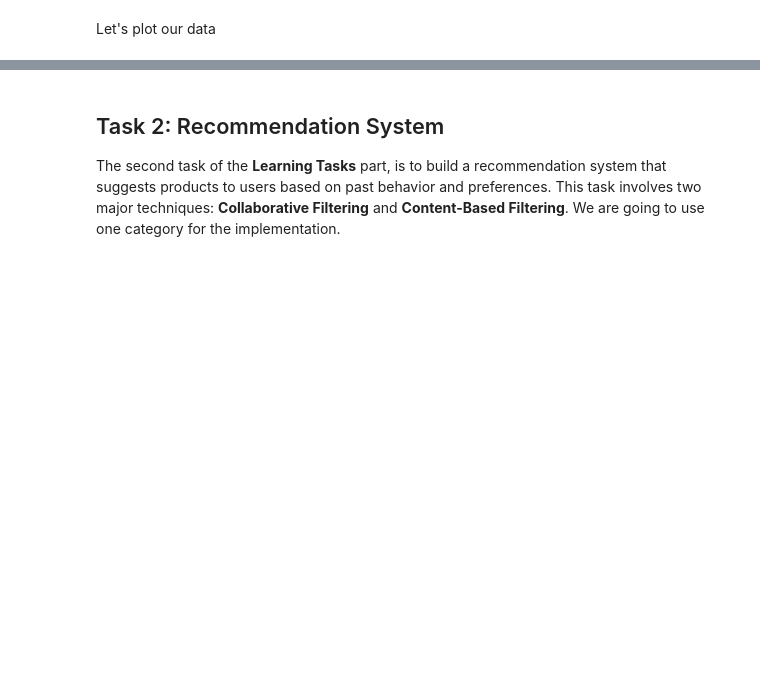
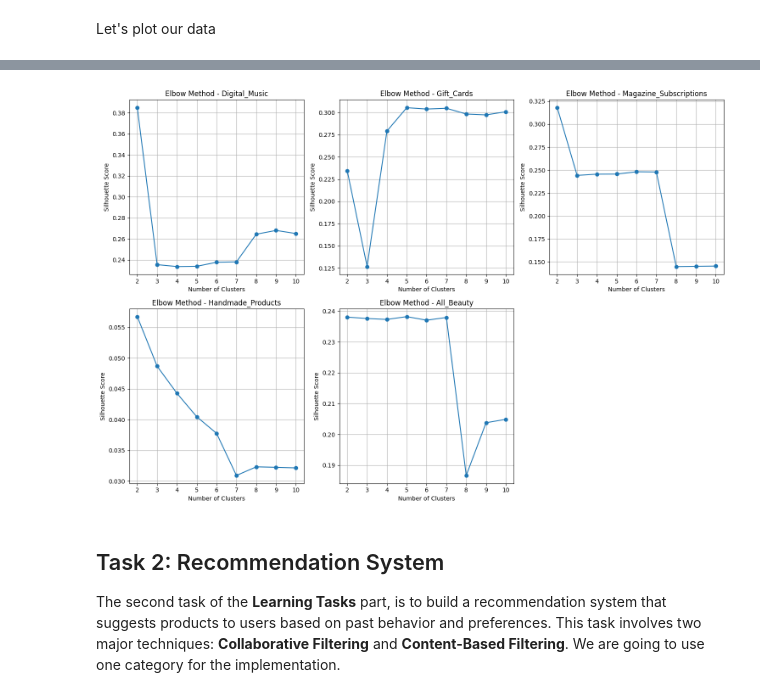
Before and after one commit to AntonisZks/Data-Mining, a Jupyter notebook: Notebooks/data_mining_assignment.ipynb, the cells around one changed output, grey strips where cells are left out. Drawn from its saved outputs; the diff is of its cells as text; code cells hidden in the pictures; blank space fills up the shorter version.

```diff
--- a/Notebooks/data_mining_assignment.ipynb
+++ b/Notebooks/data_mining_assignment.ipynb
@@ -1318,3 +1349,34 @@ plt.show()
+# %%
+def plot_elbow_method_grid(combined_features, categories, max_clusters=10):
+    ''' Plots the elbow method for each category in a grid layout. '''
+    fig, axes = plt.subplots(2, 3, figsize=(15, 10))
+    axes = axes.flatten()
+
+    for i, category in enumerate(categories):
+        X = combined_features[category]
+        silhouette_scores = []
+        for k in range(2, max_clusters + 1):
+            clustered_products = cluster_products(combined_features, categories, n_clusters=k, printing=False)
+            score = silhouette_score(X, clustered_products[category])
+            silhouette_scores.append(score)
+
+        # Plot silhouette scores vs. number of clusters
+        axes[i].plot(range(2, max_clusters + 1), silhouette_scores, marker='o')
+        axes[i].set_title(f"Elbow Method - {category}")
+        axes[i].set_xlabel("Number of Clusters")
+        axes[i].set_ylabel("Silhouette Score")
+        axes[i].grid()
+
+    # Hide any unused subplot axes
+    for j in range(len(categories), len(axes)):
+        axes[j].axis('off')
+
+    plt.tight_layout()
+    plt.show()
+
+plot_elbow_method_grid(combined_features, categories)
+# %% [output]
+[figure, added]
 # %% [markdown]
 ## Task 2: Recommendation System
 The second task of the **Learning Tasks** part, is to build a recommendation system that suggests products to users based on past behavior and preferences. This task involves two major techniques: **Collaborative Filtering** and **Content-Based Filtering**. We are going to use one category for the implementation.
```
Also changed, not shown: parts of 31 cells of this notebook, 1 other file.
